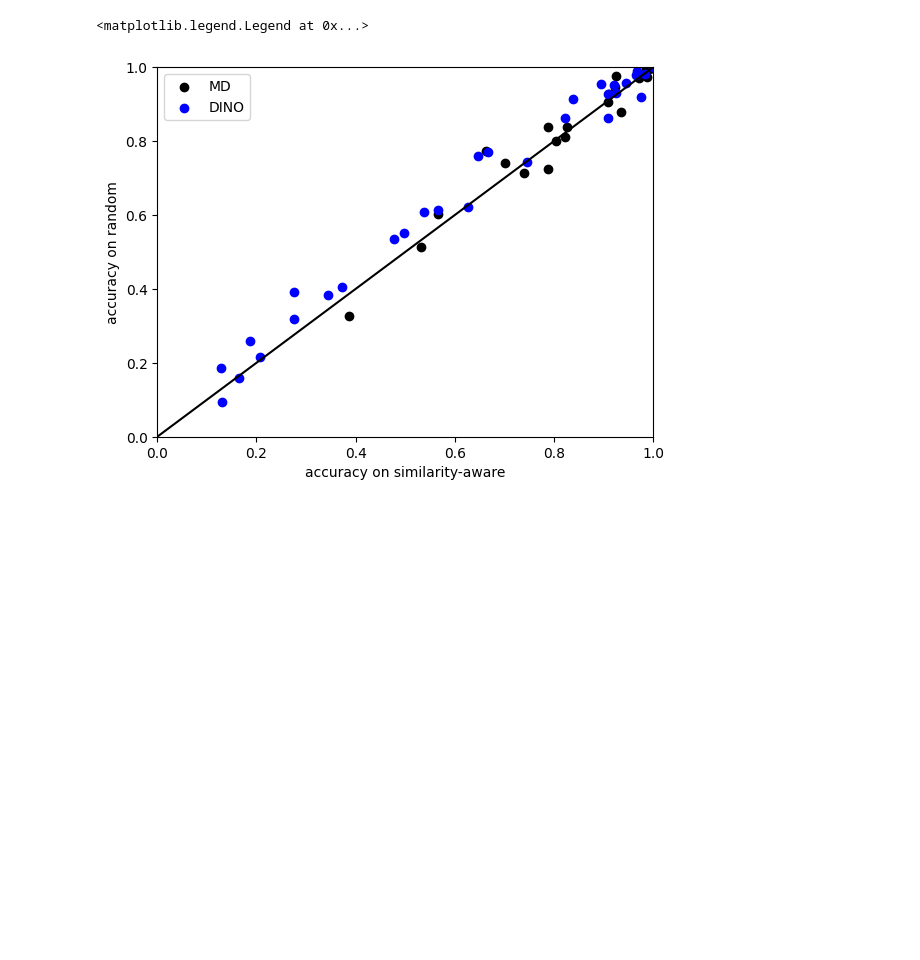
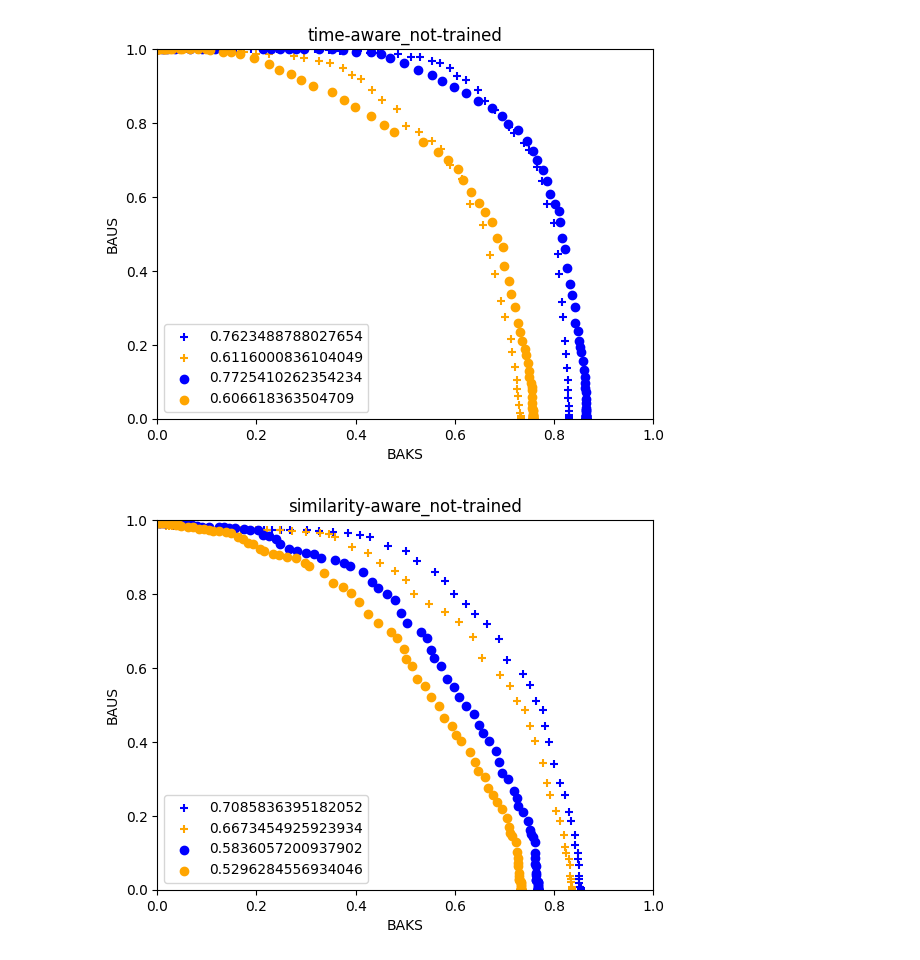
Before and after one commit to WildlifeDatasets/wildlife-datasets, a Jupyter notebook: baselines/WildlifeReID-10k/split_comparison.ipynb, the cells around one changed output. Saved outputs shown, nothing was run; the diff lists cells and outputs as text; code cells hidden in the pictures; blank space fills up the shorter version.

```diff
--- a/baselines/WildlifeReID-10k/split_comparison.ipynb
+++ b/baselines/WildlifeReID-10k/split_comparison.ipynb
@@ -62,5 +26,0 @@ else:
-# %%
-for t in ts:
-    metric = 'BAKS'
-    results[t][f'diff_md_{metric}'] = results[t][f'md_random_{metric}'] - results[t][f'md_similarity_{metric}']
-    results[t][f'diff_dino_{metric}'] = results[t][f'dino_random_{metric}'] - results[t][f'dino_similarity_{metric}']
@@ -105,12 +26,0 @@ plt.legend(legend)
-# %%
-plt.scatter(results[np.min(ts)]['md_similarity_BAKS'].values, results[np.min(ts)]['md_random_BAKS'].values, color='black')
-plt.scatter(results[np.min(ts)]['dino_similarity_BAKS'].values, results[np.min(ts)]['dino_random_BAKS'].values, color='blue')
-plt.plot([0, 1], [0, 1], 'k')
-plt.xlim([0,1])
-plt.ylim([0,1])
-plt.xlabel('accuracy on similarity-aware')
-plt.ylabel('accuracy on random')
-plt.legend(['MD', 'DINO'])
-# %% [output]
-<matplotlib.legend.Legend at 0x...>
-[figure, removed]
@@ -116,0 +132,46 @@ plt.legend(['MD', 'DINO'])
+# %%
+idx = names_time_split
+idx = names_trained
+
+idx_all = [
+    list(set(names_non_trained).intersection(names_time_split)),
+    list(set(names_non_trained).intersection(names_similarity_split)),
+    list(set(names_trained).intersection(names_time_split)),
+    list(set(names_trained).intersection(names_similarity_split)),
+]
+titles = [
+    'time-aware_not-trained',
+    'similarity-aware_not-trained',
+    'time-aware_trained',
+    'similarity-aware_trained',
+]
+
+for i, (idx, title) in enumerate(zip(idx_all, titles)):
+    legend = []
+    plt.figure()
+    data1 = [mean(baks['features_miew']['split_random'][t], idx=idx) for t in ts]
+    data2 = [mean(baus['features_miew']['split_random'][t], idx=idx) for t in ts]
+    plt.scatter(data1, data2, color='blue', marker='+')
+    legend.append(auc(data1, data2))
+    data1 = [mean(baks['features_miew']['split_similarity'][t], idx=idx) for t in ts]
+    data2 = [mean(baus['features_miew']['split_similarity'][t], idx=idx) for t in ts]
+    plt.scatter(data1, data2, color='orange', marker='+')
+    legend.append(auc(data1, data2))
+    if i < 2:
+        data1 = [mean(baks['features_mega']['split_random'][t], idx=idx) for t in ts]
+        data2 = [mean(baus['features_mega']['split_random'][t], idx=idx) for t in ts]
+        plt.scatter(data1, data2, color='blue', marker='o')
+        legend.append(auc(data1, data2))
+        data1 = [mean(baks['features_mega']['split_similarity'][t], idx=idx) for t in ts]
+        data2 = [mean(baus['features_mega']['split_similarity'][t], idx=idx) for t in ts]
+        plt.scatter(data1, data2, color='orange', marker='o')
+        legend.append(auc(data1, data2))
+    plt.xlim([0,1])
+    plt.ylim([0,1])
+    plt.xlabel('BAKS')
+    plt.ylabel('BAUS')
+    plt.title(title)
+    plt.legend(legend)
+# %% [output]
+[figure, added]
+[figure, added]
```
Also changed, not shown: parts of 13 cells of this notebook, 1 other file.
